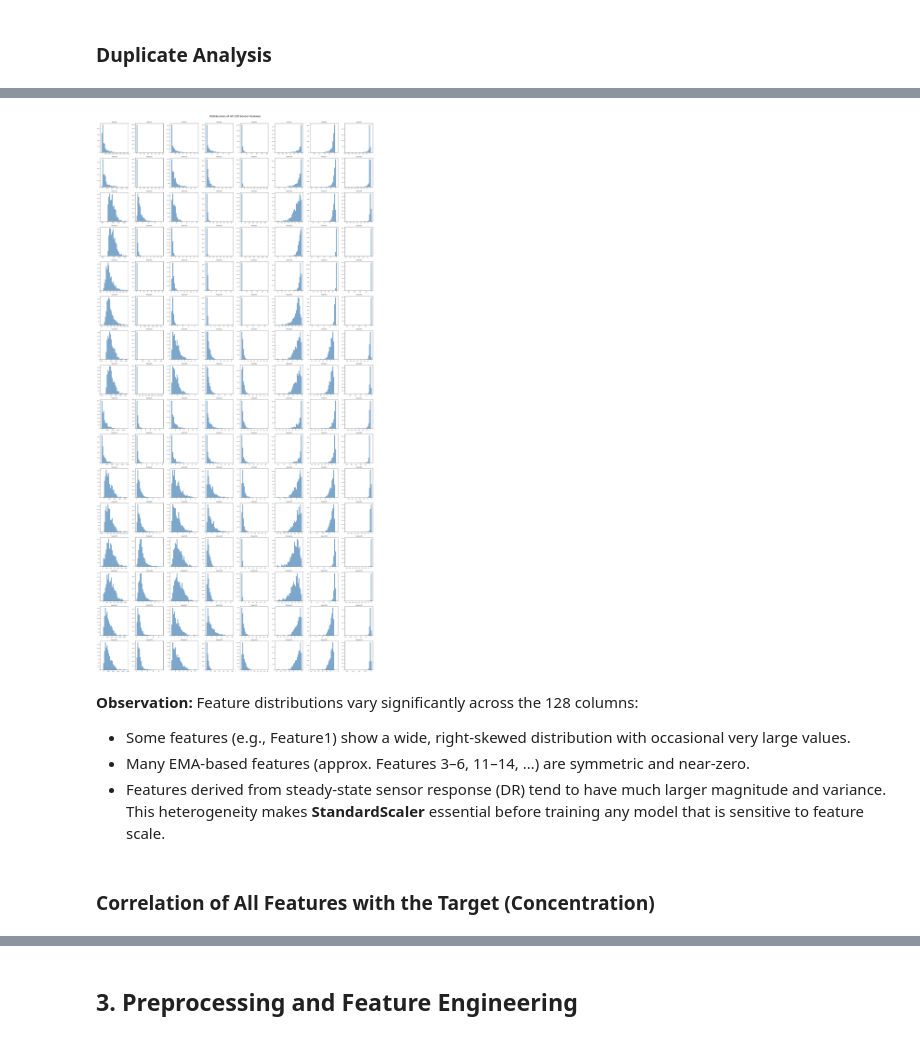
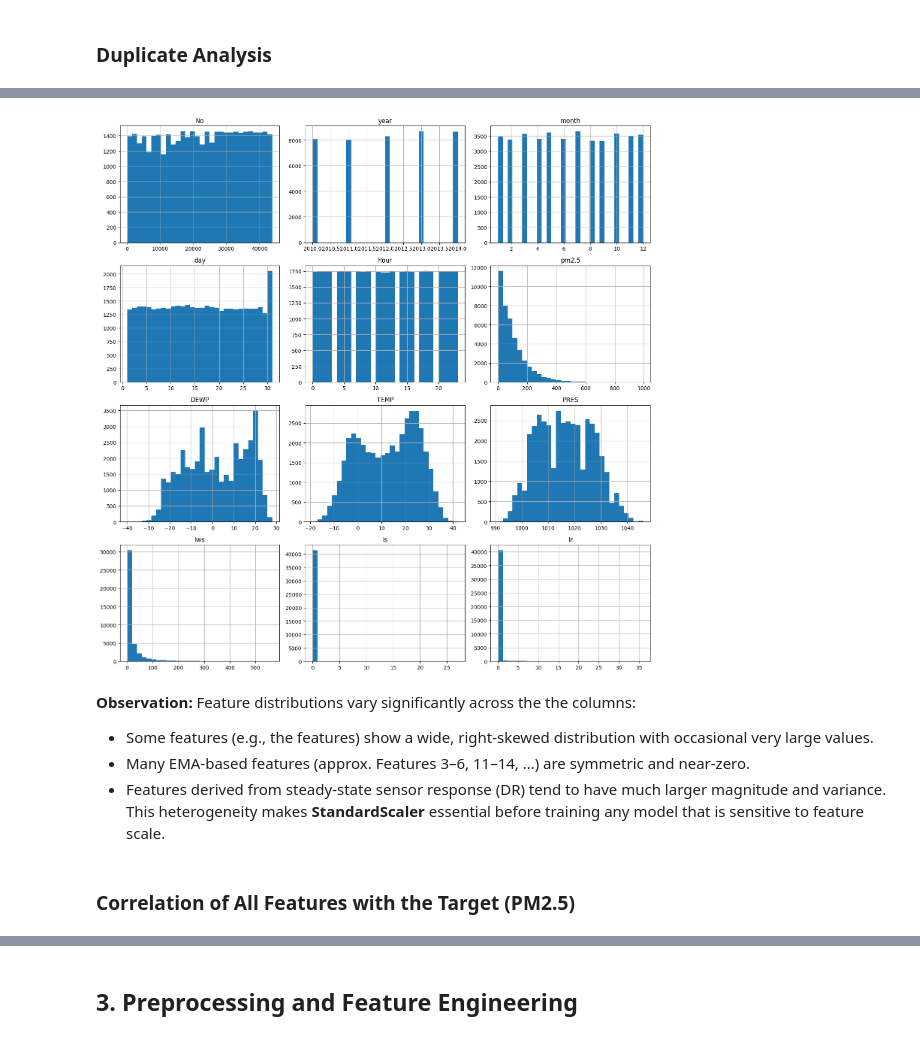
Before and after one commit to Viswesh-G/AutoML-_-Project, a Jupyter notebook: gas_sensor_ml_capstone/notebooks/regression.ipynb, the cells around one changed output, grey strips where cells are left out. Saved outputs shown, nothing was run; the diff lists cells and outputs as text; code cells hidden in the pictures.

```diff
--- a/gas_sensor_ml_capstone/notebooks/regression.ipynb
+++ b/gas_sensor_ml_capstone/notebooks/regression.ipynb
@@ -297,17 +190,12 @@ not measurement errors. Dropping them would bias the model towards low concentra
 Instead, we retain all data and rely on StandardScaler and robust non-linear models to handle
 the spread.
 # %%
-# Boxplots for target + first 8 features as a visual sample
-fig, axes = plt.subplots(1, 9, figsize=(22, 5))
-
-sns.boxplot(y=df["concentration"], ax=axes[0], color="lightblue")
-axes[0].set_title("Concentration\n(Target)")
-
-for i in range(1, 9):
-    sns.boxplot(y=df[f"Feature{i}"], ax=axes[i], color="lightgreen")
-    axes[i].set_title(f"Feature{i}")
-
-plt.suptitle("Boxplots: Target and First 8 Features (sample)", fontsize=12)
+num_cols = df.select_dtypes(include=[np.number]).columns.tolist()
+plt.figure(figsize=(15, 10))
+for i, col in enumerate(num_cols[:8], 1):
+    plt.subplot(3, 3, i)
+    sns.boxplot(y=df[col])
+    plt.title(f'Boxplot of {col}')
 plt.tight_layout()
 plt.show()
 # %% [output]
@@ -427,28 +247,16 @@ We plot histograms for **all 128 features** in a 16 × 8 grid to understand
 the distribution shape, range, and skewness of every sensor-derived measurement.
 # %%
-# Grid of histograms for all 128 features
-n_cols = 8
-n_rows = 16  # 128 / 8
-
-fig, axes = plt.subplots(n_rows, n_cols, figsize=(24, 48))
-axes = axes.flatten()
-
-for i, feature in enumerate(feature_columns):
-    axes[i].hist(df[feature], bins=30, color="steelblue", alpha=0.7, edgecolor="none")
-    axes[i].set_title(feature, fontsize=7)
-    axes[i].tick_params(labelsize=5)
-
-plt.suptitle("Distributions of All 128 Sensor Features", fontsize=16, y=1.001)
+df[num_cols].hist(figsize=(15, 15), bins=30)
 plt.tight_layout()
 plt.show()
 # %% [output]
-[figure, old version]
+[figure, new version]
 # %% [markdown]
-**Observation:** Feature distributions vary significantly across the 128 columns:
-- Some features (e.g., Feature1) show a wide, right-skewed distribution with occasional very large values.
+**Observation:** Feature distributions vary significantly across the the columns:
+- Some features (e.g., the features) show a wide, right-skewed distribution with occasional very large values.
 - Many EMA-based features (approx. Features 3–6, 11–14, …) are symmetric and near-zero.
 - Features derived from steady-state sensor response (DR) tend to have much larger magnitude and variance.
 This heterogeneity makes **StandardScaler** essential before training any model that is sensitive to feature scale.
 # %% [markdown]
-### Correlation of All Features with the Target (Concentration)
+### Correlation of All Features with the Target (PM2.5)
 # %%
```
Also changed, not shown: parts of 71 cells of this notebook, 1 other file.
